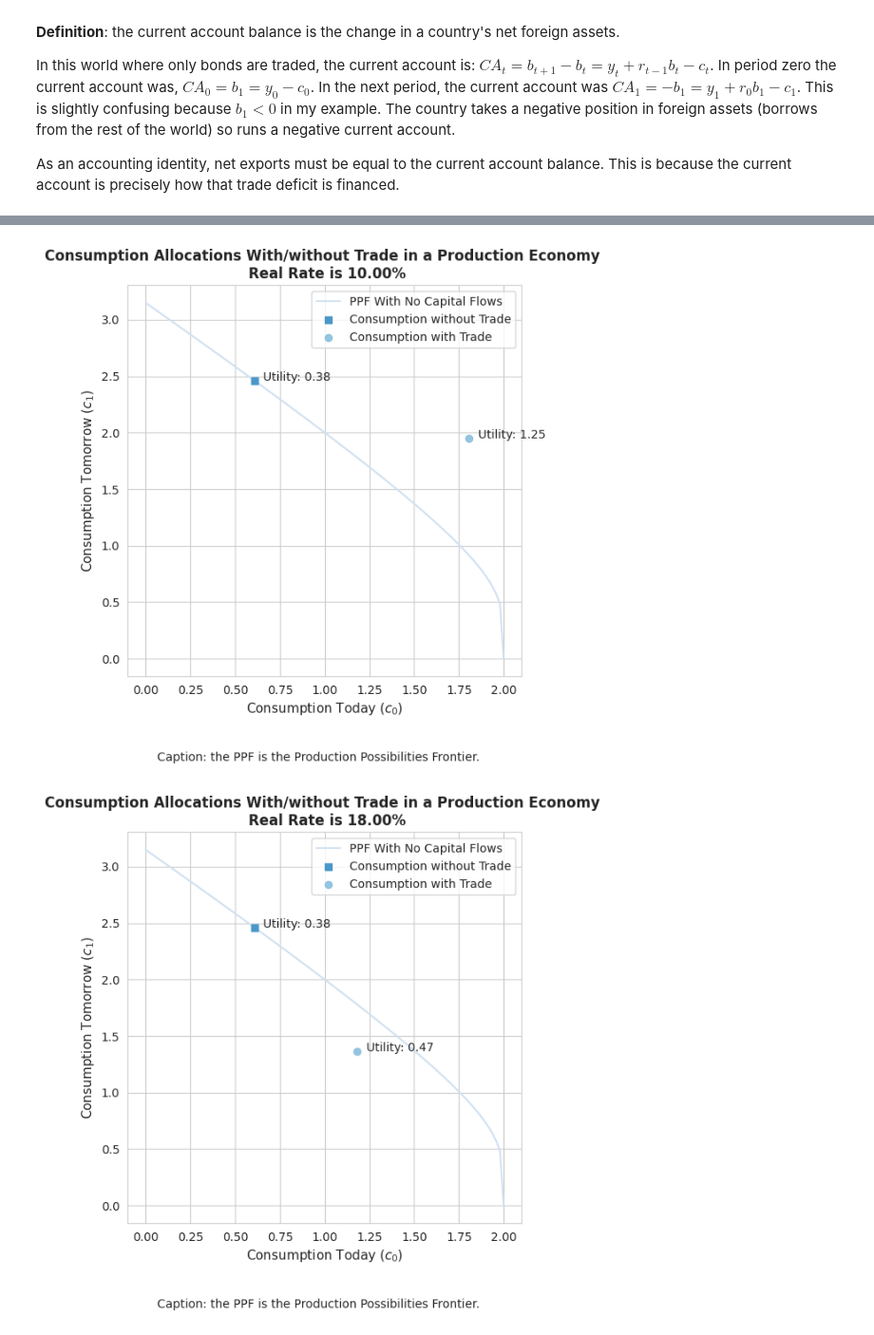
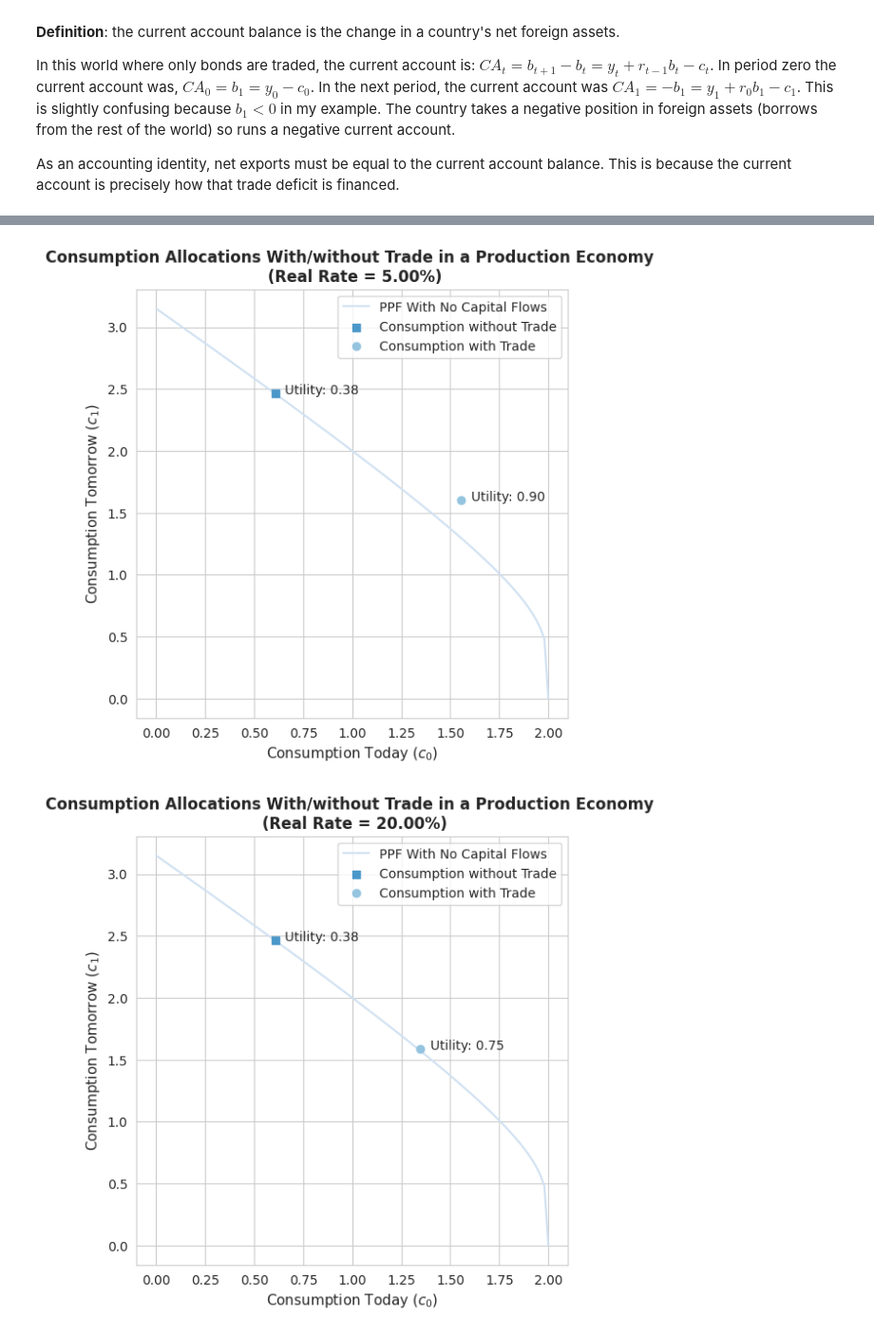
Before and after one commit to dandoreyrodriguez/Foundations_of_International_Macroeconomics, a Jupyter notebook: FIM_1.ipynb, the cells around one changed output, grey strips where cells are left out. Shown: that part at 95% size. Cells and saved outputs as stored; diff of their text form; code cells hidden in the pictures.

```diff
--- a/FIM_1.ipynb
+++ b/FIM_1.ipynb
@@ -165,43 +169,46 @@ alpha = 0.2
 k_0 = 1
 
 def plot_two_period_capital(real_rate):
-  # First get values for the production possibilities frontier
+  # First get values for the production possibilities frontier in autarky
   # c_1 = f(k_1)+k_1, k_1 = k_0+f(k_0)-c_0
   PPF_xint = k_0 + k_0**alpha # when k_1 = 0
   c_0_vals = np.linspace(0,PPF_xint,100)
   k_1_vals = k_0 + k_0**alpha - c_0_vals
   c_1_vals = (k_1_vals)**alpha + k_1_vals
 
   # Solve for autarky consumption
   c_0_a = (1 / (1 + beta)) * (1+ alpha* (k_0**(alpha-1)) ) * k_0
   k_1_a = k_0 + k_0**alpha - c_0_a
   c_1_a = k_1_a**alpha + k_1_a
 
   # Solve for trade consumption
   k_1_trade = (real_rate / alpha)**(1/(alpha-1)) # This comes from no arbitrage
   r_k_inherit = alpha * k_0**(alpha-1) # firm optimality
-  c_0_trade = (1/(1+beta))*( (1+r_k_inherit)*k_0 + k_1_trade )
+  profit_trade_0 = k_0**alpha - r_k_inherit*k_0
+  profit_trade_1 = k_1_trade**alpha - real_rate*k_1_trade
+
+  c_0_trade = (1/(1+beta))*( (1+r_k_inherit)*k_0 + profit_trade_0 + profit_trade_1/(1+real_rate) )
   c_1_trade = c_0_trade * (1+real_rate) * beta
 
   # Plot
   sns.set_style("whitegrid")
   palette = sns.color_palette("Blues", 4)  # Blue color palette with 3 shades
   fig, ax = plt.subplots(figsize=(6, 6))  # Adjust figure size for better viewing
   ax.plot(c_0_vals, c_1_vals, color=palette[0], label="PPF With No Capital Flows") # plot PFF
   ax.scatter(c_0_a, c_1_a, marker='s', color=palette[2], label="Consumption without Trade", zorder=2) # plot autarkic allocation
   utility_autarky = np.log(c_0_a) + beta * np.log(c_1_a)
   ax.text(c_0_a + 0.05, c_1_a, f'Utility: {utility_autarky:.2f}', fontsize=10, ha='left') # label autarkic utlity
   ax.scatter(c_0_trade, c_1_trade, marker='o', color=palette[1], label=f"Consumption with Trade", zorder=3) # open allocation
   utility_trade = np.log(c_0_trade) + beta * np.log(c_1_trade)
   ax.text(c_0_trade + 0.05, c_1_trade, f'Utility: {utility_trade:.2f}', fontsize=10, ha='left') # label trade utility
-  ax.set_title(f'Consumption Allocations With/without Trade in a Production Economy \n Real Rate is {real_rate:.2%}', fontweight="bold", fontsize=12)
+  ax.set_title(f'Consumption Allocations With/without Trade in a Production Economy \n (Real Rate = {real_rate:.2%})', fontweight="bold", fontsize=12)
   ax.set_xlabel('Consumption Today ($c_0$)', fontsize=11)
   ax.set_ylabel('Consumption Tomorrow ($c_1$)', fontsize=11)
   ax.legend(fontsize=10)
 
-plot_two_period_capital(0.1)
-plot_two_period_capital(0.18)
+plot_two_period_capital(0.05)
+plot_two_period_capital(0.2)
 # %% [output]
-[figure, old version]
+[figure, new version]
-[figure, old version]
+[figure, new version]
 # %% [markdown]
```
Also changed, not shown: parts of 3 cells of this notebook.
